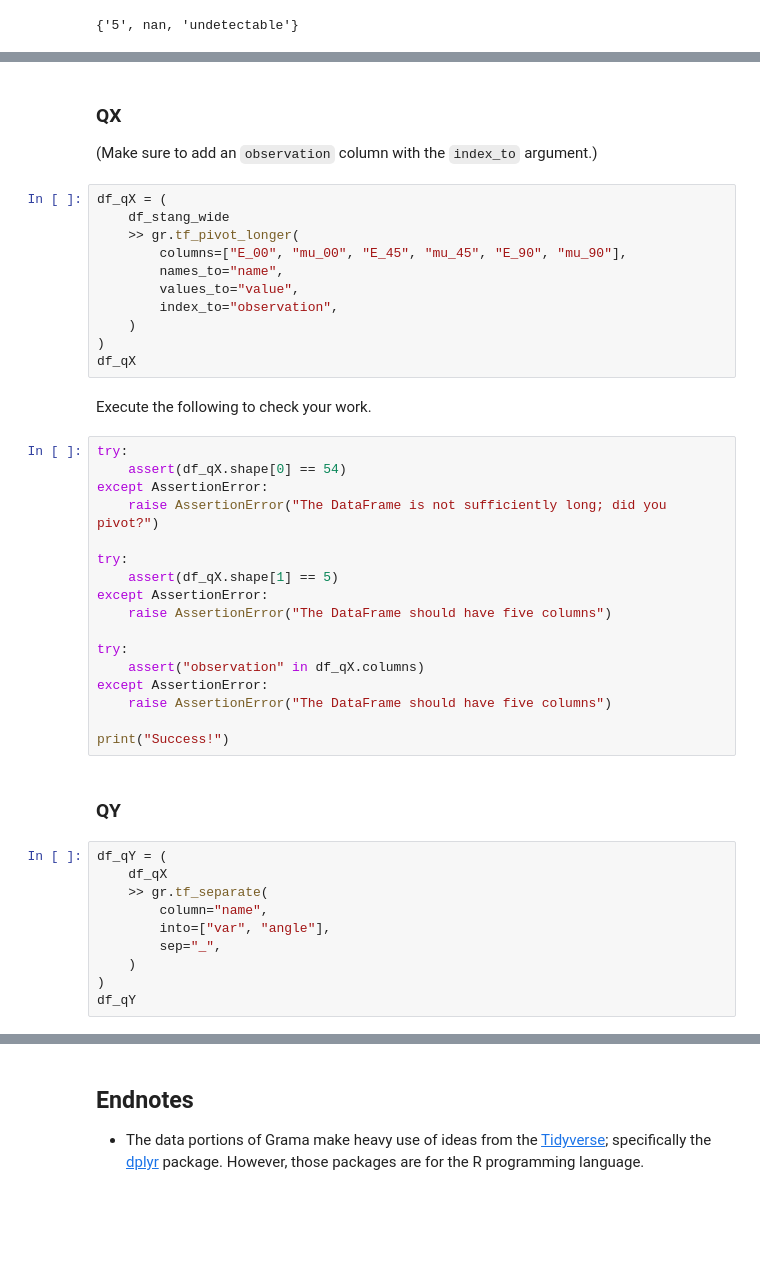
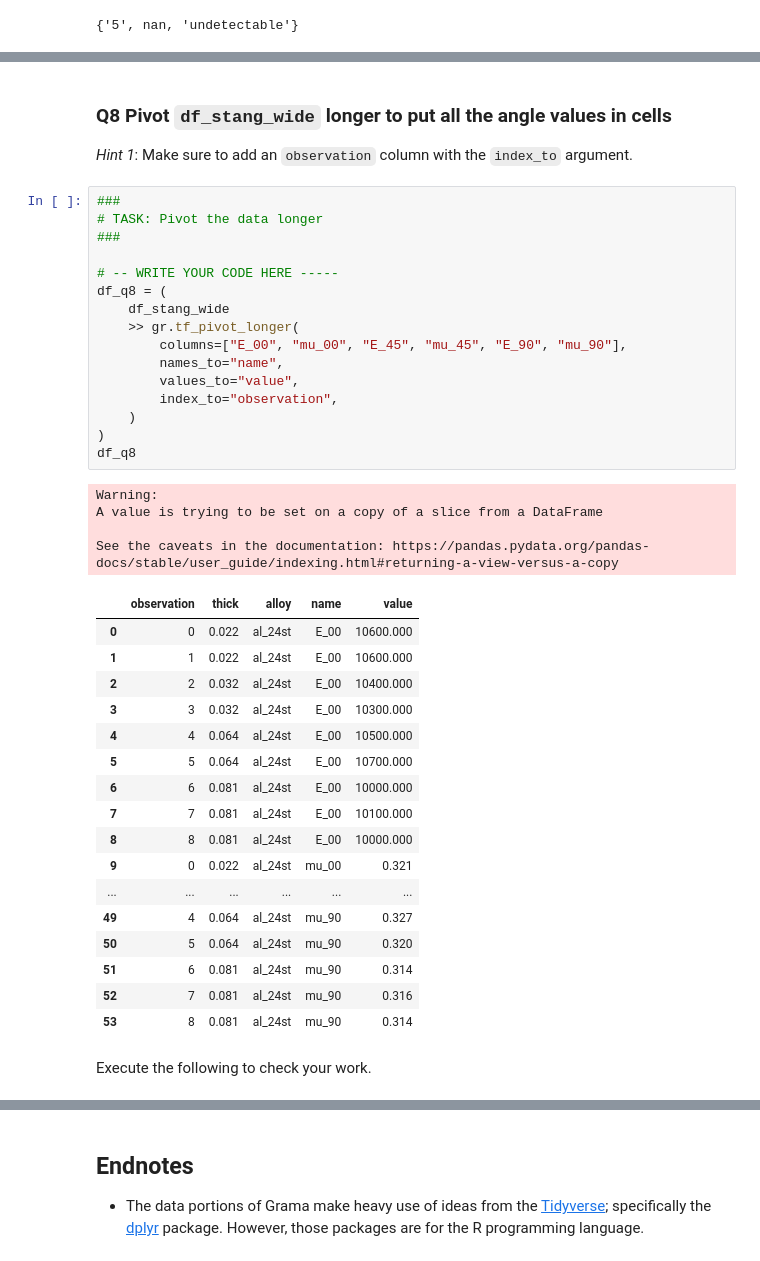
Before and after one commit to zdelrosario/mi101, a Jupyter notebook: _sources/notebooks/04_data_solution.ipynb, the cells around one changed output, grey strips where cells are left out. Saved outputs shown, nothing was run; the diff lists cells and outputs as text; blank space fills up the shorter version.

```diff
--- a/_sources/notebooks/04_data_solution.ipynb
+++ b/_sources/notebooks/04_data_solution.ipynb
@@ -682,46 +764,44 @@ print(df_tmp)
 # %% [markdown]
-### __QX__
+### __Q8__ Pivot `df_stang_wide` longer to put all the angle values in cells
 
-(Make sure to add an `observation` column with the `index_to` argument.)
+*Hint 1*: Make sure to add an `observation` column with the `index_to` argument.
 # %%
-df_qX = (
+###
+# TASK: Pivot the data longer
+###
+
+# -- WRITE YOUR CODE HERE -----
+df_q8 = (
     df_stang_wide
     >> gr.tf_pivot_longer(
         columns=["E_00", "mu_00", "E_45", "mu_45", "E_90", "mu_90"],
         names_to="name",
         values_to="value",
         index_to="observation",
     )
 )
-df_qX
+df_q8
+# %% [output]
+Warning:
+A value is trying to be set on a copy of a slice from a DataFrame
+
+See the caveats in the documentation: https://pandas.pydata.org/pandas-docs/stable/user_guide/indexing.html#returning-a-view-versus-a-copy
+|  | observation | thick | alloy | name | value |
+| 0 | 0 | 0.022 | al_24st | E_00 | 10600.000 |
+| 1 | 1 | 0.022 | al_24st | E_00 | 10600.000 |
+| 2 | 2 | 0.032 | al_24st | E_00 | 10400.000 |
+| 3 | 3 | 0.032 | al_24st | E_00 | 10300.000 |
+| 4 | 4 | 0.064 | al_24st | E_00 | 10500.000 |
+| 5 | 5 | 0.064 | al_24st | E_00 | 10700.000 |
+| 6 | 6 | 0.081 | al_24st | E_00 | 10000.000 |
+| 7 | 7 | 0.081 | al_24st | E_00 | 10100.000 |
+| 8 | 8 | 0.081 | al_24st | E_00 | 10000.000 |
+| 9 | 0 | 0.022 | al_24st | mu_00 | 0.321 |
+| ... | ... | ... | ... | ... | ... |
+| 49 | 4 | 0.064 | al_24st | mu_90 | 0.327 |
+| 50 | 5 | 0.064 | al_24st | mu_90 | 0.320 |
+| 51 | 6 | 0.081 | al_24st | mu_90 | 0.314 |
+| 52 | 7 | 0.081 | al_24st | mu_90 | 0.316 |
+| 53 | 8 | 0.081 | al_24st | mu_90 | 0.314 |
 # %% [markdown]
 Execute the following to check your work.
-# %%
-try:
-    assert(df_qX.shape[0] == 54)
-except AssertionError:
-    raise AssertionError("The DataFrame is not sufficiently long; did you pivot?")
-
-try:
-    assert(df_qX.shape[1] == 5)
-except AssertionError:
-    raise AssertionError("The DataFrame should have five columns")
-
-try:
-    assert("observation" in df_qX.columns)
-except AssertionError:
-    raise AssertionError("The DataFrame should have five columns")
-
-print("Success!")
-# %% [markdown]
-### __QY__
-# %%
-df_qY = (
-    df_qX
-    >> gr.tf_separate(
-        column="name",
-        into=["var", "angle"],
-        sep="_",
-    )
-)
-df_qY
```
Also changed, not shown: parts of 67 cells of this notebook, 7 other files.
